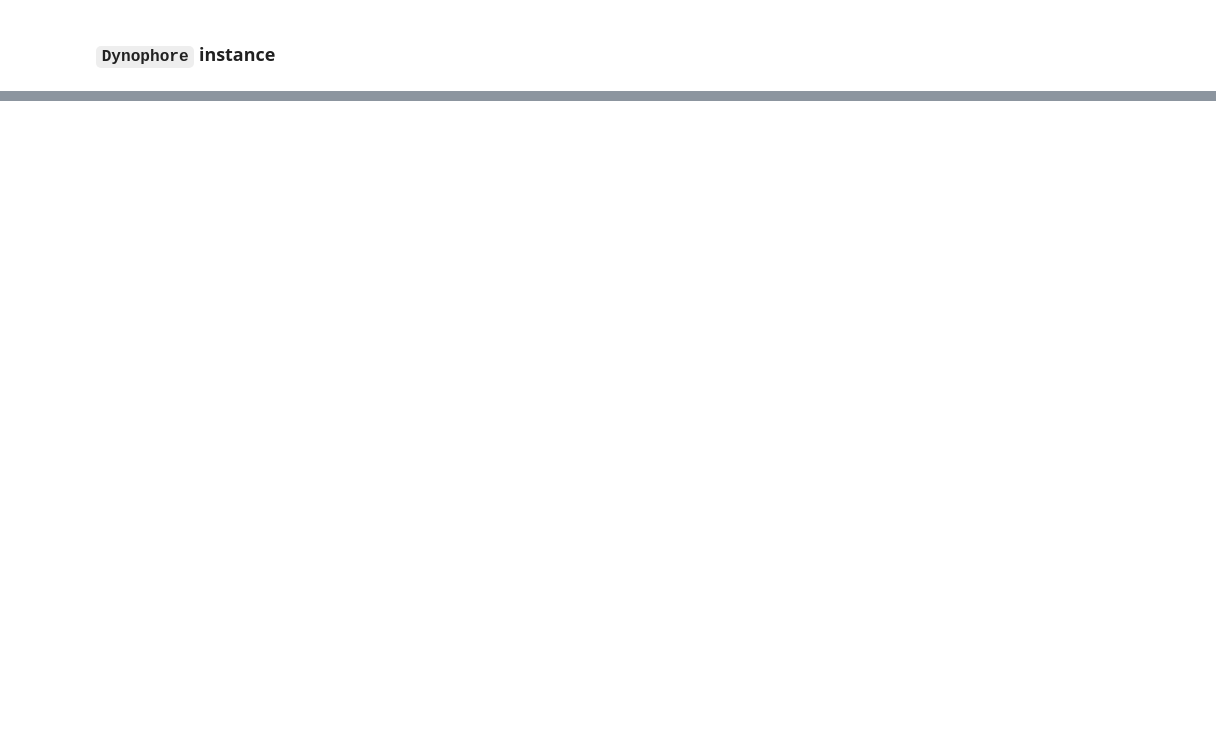
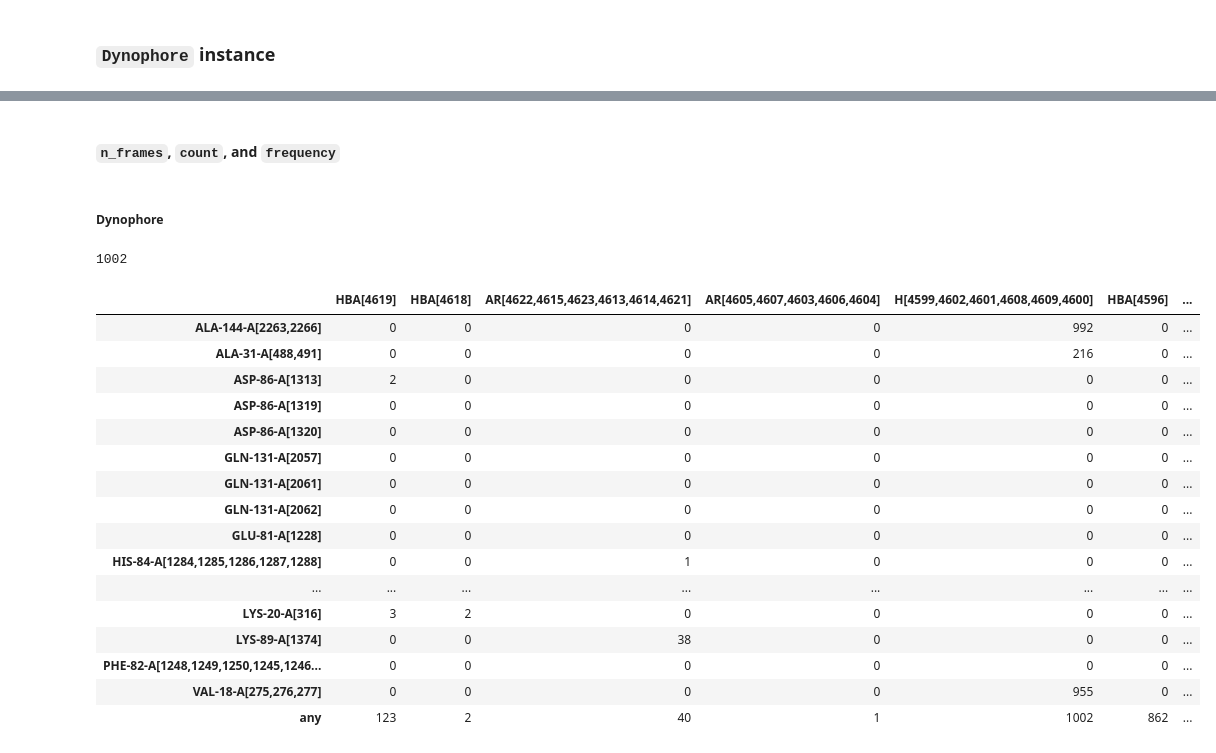
Before and after one commit to wolberlab/dynophores, a Jupyter notebook: docs/examples/notebooks/analyze_dynophores.ipynb, the cells around one changed output, grey strips where cells are left out. Cells and saved outputs as stored; diff of their text form; code cells hidden in the pictures; blank space fills up the shorter version.

```diff
--- a/docs/examples/notebooks/analyze_dynophores.ipynb
+++ b/docs/examples/notebooks/analyze_dynophores.ipynb
@@ -126,17 +260,28 @@ dynophore.from_file(DATA)
+# %% [markdown]
+#### `n_frames`, `count`, and `frequency`
+# %% [markdown]
+##### Dynophore
 # %%
-dynophore._get_file_components()
+dynophore.n_frames
+# %% [output]
+1002
-# %%
-dynophore = from_files(DATA)
-
-print(dynophore.id)
-print(dynophore.superfeatures[2].id)
-print(dynophore.superfeatures[2].feature_type)
-print(dynophore.superfeatures[2].atom_numbers)
-print(dynophore.superfeatures[2].occurrences)
-print(dynophore.superfeatures[2].envpartners[0].id)
-print(dynophore.superfeatures[2].envpartners[0].residue_name)
-print(dynophore.superfeatures[2].envpartners[0].residue_number)
-print(dynophore.superfeatures[2].envpartners[0].chain)
-print(dynophore.superfeatures[2].envpartners[0].atom_numbers)
-print(dynophore.superfeatures[2].envpartners[0].occurrences)
-print(dynophore.superfeatures[2].envpartners[0].distances)
+# %%
+dynophore.count
+# %% [output]
+|  | HBA[4619] | HBA[4618] | AR[4622,4615,4623,4613,4614,4621] | AR[4605,4607,4603,4606,4604] | H[4599,4602,4601,4608,4609,4600] | HBA[4596] | ... |
+| ALA-144-A[2263,2266] | 0 | 0 | 0 | 0 | 992 | 0 | ... |
+| ALA-31-A[488,491] | 0 | 0 | 0 | 0 | 216 | 0 | ... |
+| ASP-86-A[1313] | 2 | 0 | 0 | 0 | 0 | 0 | ... |
+| ASP-86-A[1319] | 0 | 0 | 0 | 0 | 0 | 0 | ... |
+| ASP-86-A[1320] | 0 | 0 | 0 | 0 | 0 | 0 | ... |
+| GLN-131-A[2057] | 0 | 0 | 0 | 0 | 0 | 0 | ... |
+| GLN-131-A[2061] | 0 | 0 | 0 | 0 | 0 | 0 | ... |
+| GLN-131-A[2062] | 0 | 0 | 0 | 0 | 0 | 0 | ... |
+| GLU-81-A[1228] | 0 | 0 | 0 | 0 | 0 | 0 | ... |
+| HIS-84-A[1284,1285,1286,1287,1288] | 0 | 0 | 1 | 0 | 0 | 0 | ... |
+| ... | ... | ... | ... | ... | ... | ... | ... |
+| LYS-20-A[316] | 3 | 2 | 0 | 0 | 0 | 0 | ... |
+| LYS-89-A[1374] | 0 | 0 | 38 | 0 | 0 | 0 | ... |
+| PHE-82-A[1248,1249,1250,1245,1246... | 0 | 0 | 0 | 0 | 0 | 0 | ... |
+| VAL-18-A[275,276,277] | 0 | 0 | 0 | 0 | 955 | 0 | ... |
+| any | 123 | 2 | 40 | 1 | 1002 | 862 | ... |
```
Also changed, not shown: parts of 34 cells of this notebook, 1 other file.
